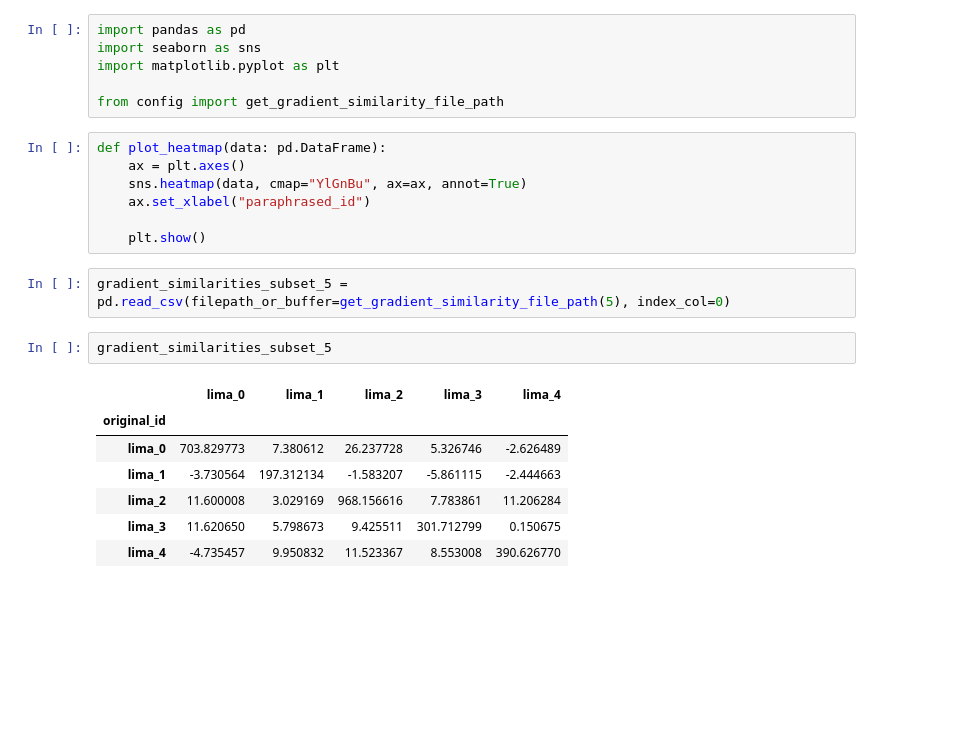
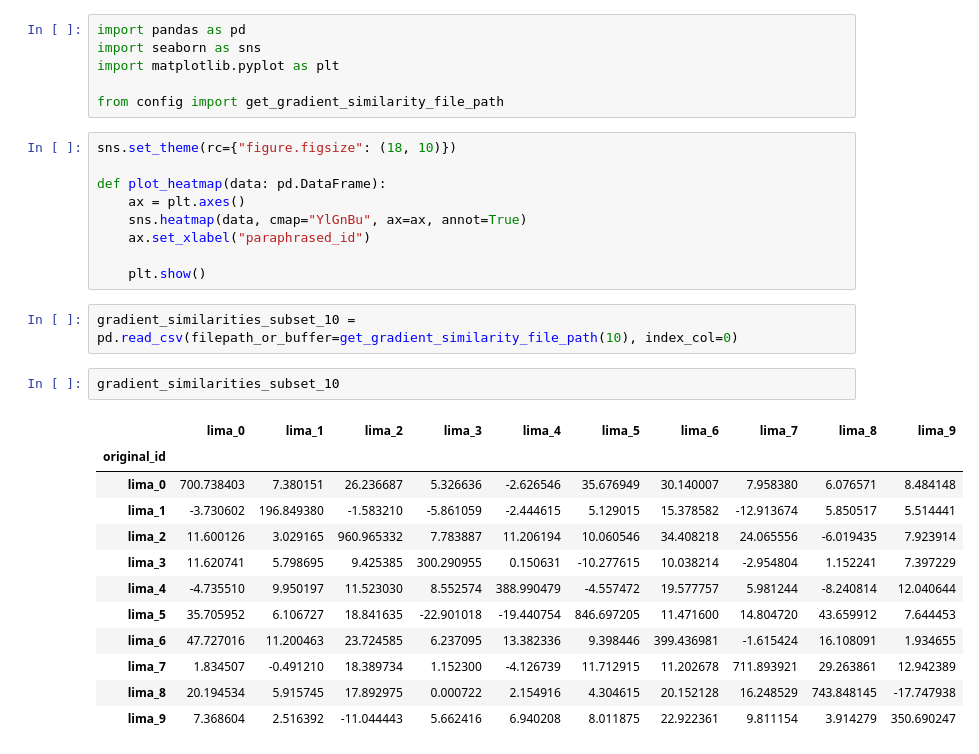
Before and after one commit to lukas-hinterleitner/master-thesis, a Jupyter notebook: code/similarity_analysis.ipynb, the cells around one changed output. Cells and saved outputs as stored; diff of their text form; blank space fills up the shorter version.

```diff
--- a/code/similarity_analysis.ipynb
+++ b/code/similarity_analysis.ipynb
@@ -5,6 +5,8 @@ import matplotlib.pyplot as plt
 
 from config import get_gradient_similarity_file_path
 # %%
+sns.set_theme(rc={"figure.figsize": (18, 10)})
+
 def plot_heatmap(data: pd.DataFrame):
     ax = plt.axes()
     sns.heatmap(data, cmap="YlGnBu", ax=ax, annot=True)
@@ -12,15 +14,20 @@ def plot_heatmap(data: pd.DataFrame):
 
     plt.show()
 # %%
-gradient_similarities_subset_5 = pd.read_csv(filepath_or_buffer=get_gradient_similarity_file_path(5), index_col=0)
+gradient_similarities_subset_10 = pd.read_csv(filepath_or_buffer=get_gradient_similarity_file_path(10), index_col=0)
 # %%
-gradient_similarities_subset_5
+gradient_similarities_subset_10
 # %% [output]
-|  | lima_0 | lima_1 | lima_2 | lima_3 | lima_4 |
-| original_id |  |  |  |  |  |
-| lima_0 | 703.829773 | 7.380612 | 26.237728 | 5.326746 | -2.626489 |
-| lima_1 | -3.730564 | 197.312134 | -1.583207 | -5.861115 | -2.444663 |
-| lima_2 | 11.600008 | 3.029169 | 968.156616 | 7.783861 | 11.206284 |
-| lima_3 | 11.620650 | 5.798673 | 9.425511 | 301.712799 | 0.150675 |
-| lima_4 | -4.735457 | 9.950832 | 11.523367 | 8.553008 | 390.626770 |
+|  | lima_0 | lima_1 | lima_2 | lima_3 | lima_4 | lima_5 | lima_6 | lima_7 | lima_8 | lima_9 |
+| original_id |  |  |  |  |  |  |  |  |  |  |
+| lima_0 | 700.738403 | 7.380151 | 26.236687 | 5.326636 | -2.626546 | 35.676949 | 30.140007 | 7.958380 | 6.076571 | 8.484148 |
+| lima_1 | -3.730602 | 196.849380 | -1.583210 | -5.861059 | -2.444615 | 5.129015 | 15.378582 | -12.913674 | 5.850517 | 5.514441 |
+| lima_2 | 11.600126 | 3.029165 | 960.965332 | 7.783887 | 11.206194 | 10.060546 | 34.408218 | 24.065556 | -6.019435 | 7.923914 |
+| lima_3 | 11.620741 | 5.798695 | 9.425385 | 300.290955 | 0.150631 | -10.277615 | 10.038214 | -2.954804 | 1.152241 | 7.397229 |
+| lima_4 | -4.735510 | 9.950197 | 11.523030 | 8.552574 | 388.990479 | -4.557472 | 19.577757 | 5.981244 | -8.240814 | 12.040644 |
+| lima_5 | 35.705952 | 6.106727 | 18.841635 | -22.901018 | -19.440754 | 846.697205 | 11.471600 | 14.804720 | 43.659912 | 7.644453 |
+| lima_6 | 47.727016 | 11.200463 | 23.724585 | 6.237095 | 13.382336 | 9.398446 | 399.436981 | -1.615424 | 16.108091 | 1.934655 |
+| lima_7 | 1.834507 | -0.491210 | 18.389734 | 1.152300 | -4.126739 | 11.712915 | 11.202678 | 711.893921 | 29.263861 | 12.942389 |
+| lima_8 | 20.194534 | 5.915745 | 17.892975 | 0.000722 | 2.154916 | 4.304615 | 20.152128 | 16.248529 | 743.848145 | -17.747938 |
+| lima_9 | 7.368604 | 2.516392 | -11.044443 | 5.662416 | 6.940208 | 8.011875 | 22.922361 | 9.811154 | 3.914279 | 350.690247 |
 # %%
```
Also changed, not shown: parts of 1 cell of this notebook, 2 other files.
